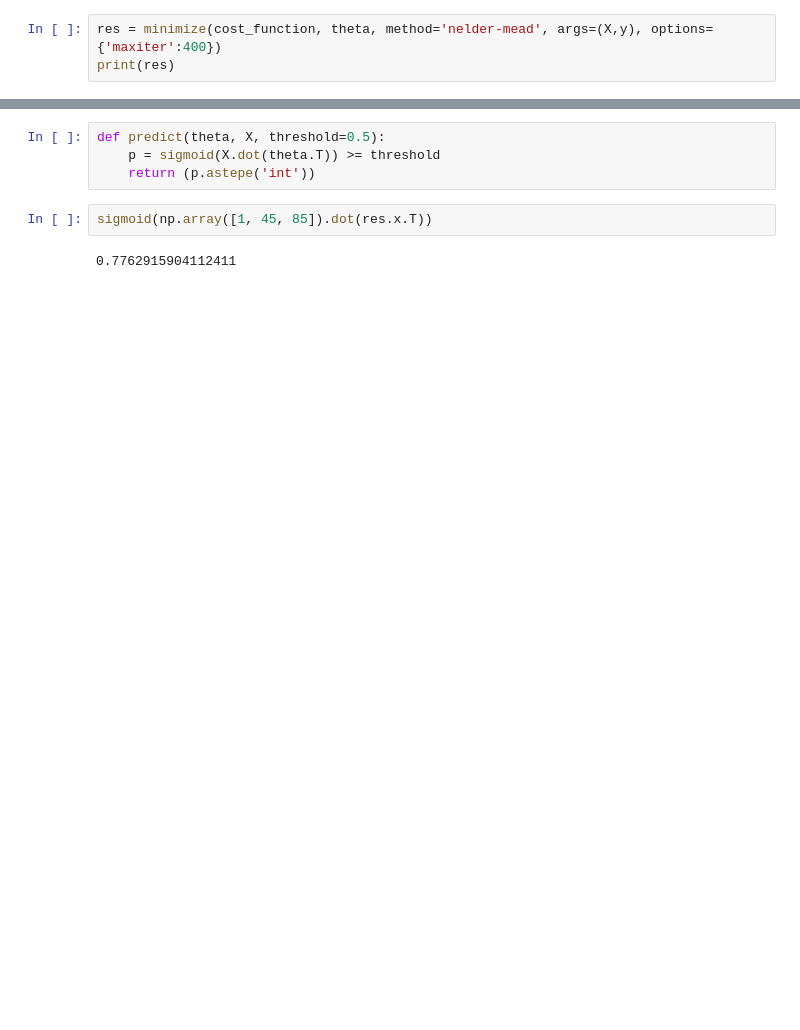
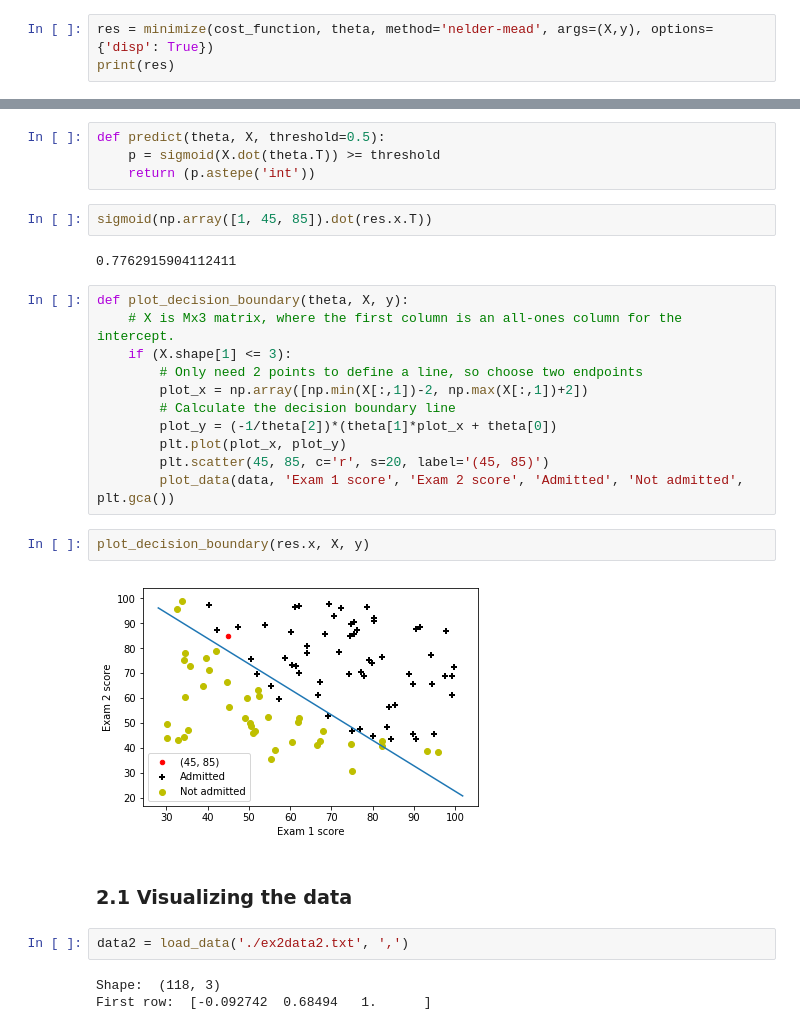
Before and after one commit to CNRio/Machine-Learning-Andrew-Ng, a Jupyter notebook: HW2 - Logistic Regression/ex2.ipynb, the cells around one changed output, grey strips where cells are left out. Cells and saved outputs as stored; diff of their text form; blank space fills up the shorter version.

```diff
--- a/HW2 - Logistic Regression/ex2.ipynb
+++ b/HW2 - Logistic Regression/ex2.ipynb
@@ -83,6 +85,6 @@ print(grad)
 # %% [markdown]
 ### 1.2.3 Learning parameters using fminunc
 # %%
-res = minimize(cost_function, theta, method='nelder-mead', args=(X,y), options={'maxiter':400})
+res = minimize(cost_function, theta, method='nelder-mead', args=(X,y), options={'disp': True})
 print(res)
 # %% [output]
@@ -105,3 +111,25 @@ def predict(theta, X, threshold=0.5):
 sigmoid(np.array([1, 45, 85]).dot(res.x.T))
 # %% [output]
 0.7762915904112411
+# %%
+def plot_decision_boundary(theta, X, y):
+    # X is Mx3 matrix, where the first column is an all-ones column for the intercept.
+    if (X.shape[1] <= 3):
+        # Only need 2 points to define a line, so choose two endpoints
+        plot_x = np.array([np.min(X[:,1])-2, np.max(X[:,1])+2])
+        # Calculate the decision boundary line
+        plot_y = (-1/theta[2])*(theta[1]*plot_x + theta[0])
+        plt.plot(plot_x, plot_y)
+        plt.scatter(45, 85, c='r', s=20, label='(45, 85)')
+        plot_data(data, 'Exam 1 score', 'Exam 2 score', 'Admitted', 'Not admitted', plt.gca())
+# %%
+plot_decision_boundary(res.x, X, y)
+# %% [output]
+[figure, added]
+# %% [markdown]
+### 2.1 Visualizing the data
+# %%
+data2 = load_data('./ex2data2.txt', ',')
+# %% [output]
+Shape:  (118, 3)
+First row:  [-0.092742  0.68494   1.      ]
```
Also changed, not shown: parts of 14 cells of this notebook.
